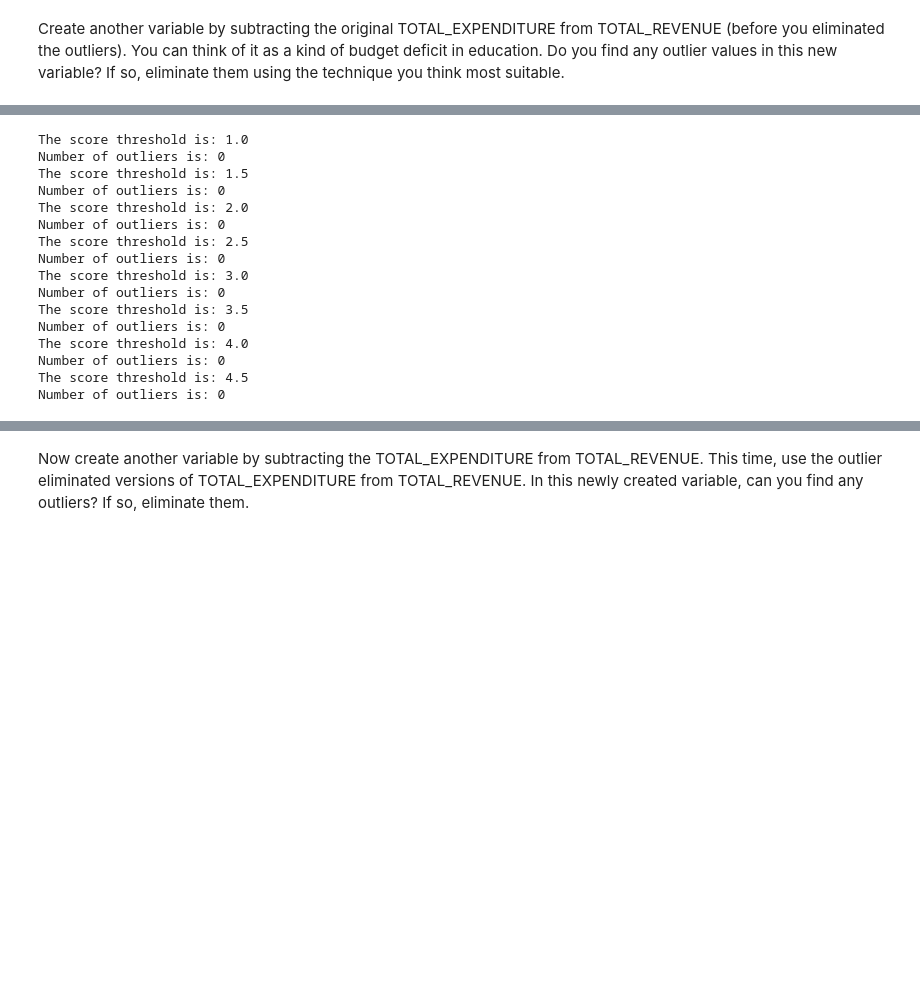
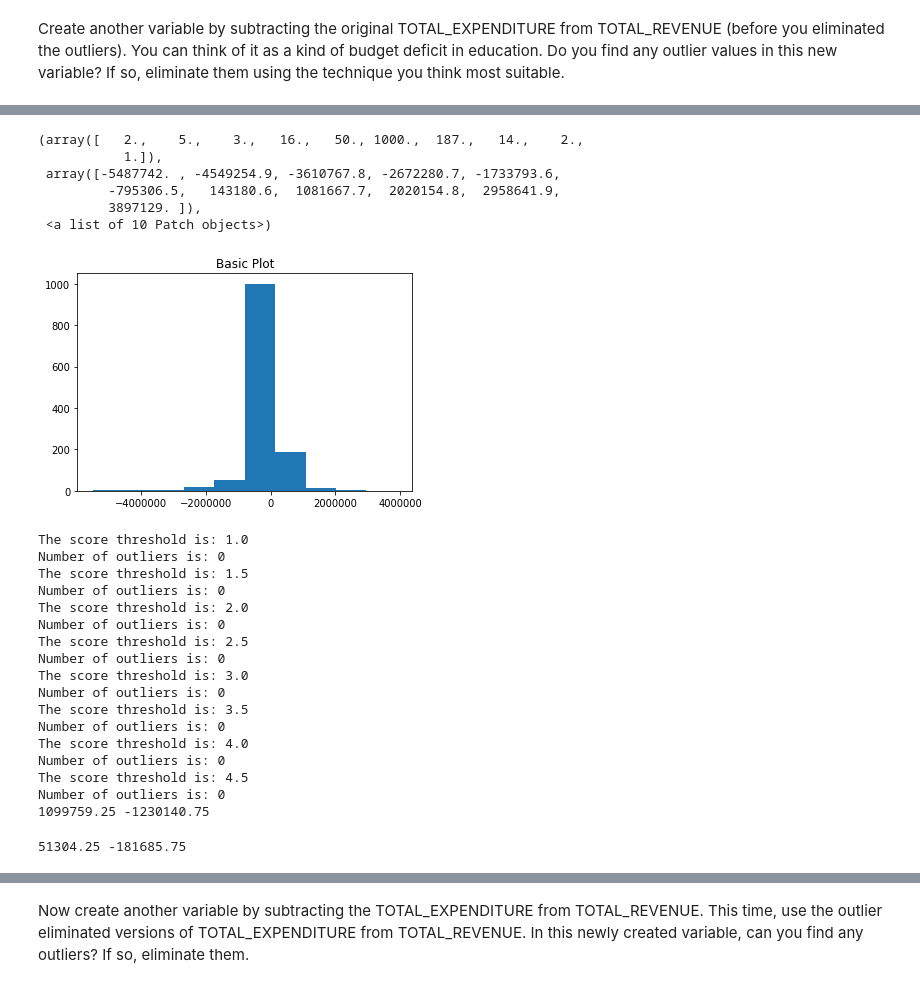
Before and after one commit to jhl126/Thinkful_work, a Jupyter notebook: Thinkful/Checkpoints/Data Cleaning III.ipynb, the cells around one changed output, grey strips where cells are left out. Drawn from its saved outputs; the diff is of its cells as text; code cells hidden in the pictures; blank space fills up the shorter version.

```diff
--- a/Thinkful/Checkpoints/Data Cleaning III.ipynb
+++ b/Thinkful/Checkpoints/Data Cleaning III.ipynb
@@ -178,3 +192,15 @@ total_budget = education_df.TOTAL_REVENUE - education_df.TOTAL_EXPENDITURE
+# %%
+fig1, ax1 = plt.subplots()
+ax1.set_title('Basic Plot')
+ax1.hist(total_budget)
+# %% [output]
+(array([   2.,    5.,    3.,   16.,   50., 1000.,  187.,   14.,    2.,
+           1.]),
+ array([-5487742. , -4549254.9, -3610767.8, -2672280.7, -1733793.6,
+         -795306.5,   143180.6,  1081667.7,  2020154.8,  2958641.9,
+         3897129. ]),
+ <a list of 10 Patch objects>)
+[figure, added]
 # %%
 q75three, q25three = np.percentile(total_budget, [75 ,25])
 iqrthree = q75three - q25three
@@ -185,8 +211,9 @@ for threshold in np.arange(1,5,0.5):
     print("The score threshold is: {}".format(threshold))
     print("Number of outliers is: {}".format(
         len((np.where((total_budget > max_val)
-                      | (total_budget < min_val))[0]))
-    ))
+                      | total_budget < min_val))[0]))
+    )
+print(max_val, min_val)
 # %% [output]
 The score threshold is: 1.0
 Number of outliers is: 0
@@ -204,3 +231,9 @@ The score threshold is: 4.0
 Number of outliers is: 0
 The score threshold is: 4.5
 Number of outliers is: 0
+1099759.25 -1230140.75
+# %%
+q75three, q25three = np.percentile(total_budget, [75 ,25])
+print(q75three, q25three)
+# %% [output]
+51304.25 -181685.75
```
Also changed, not shown: parts of 5 cells of this notebook.
